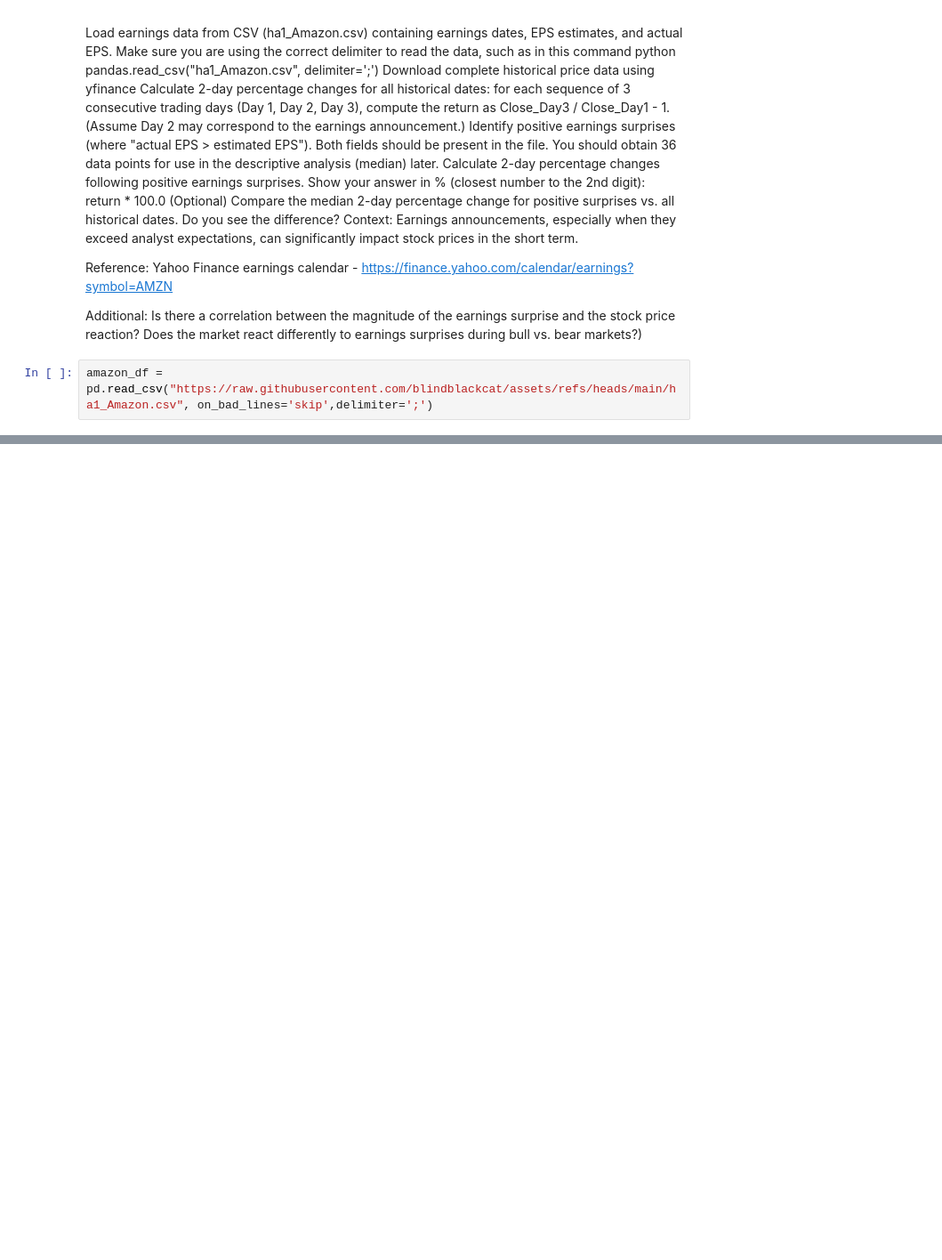
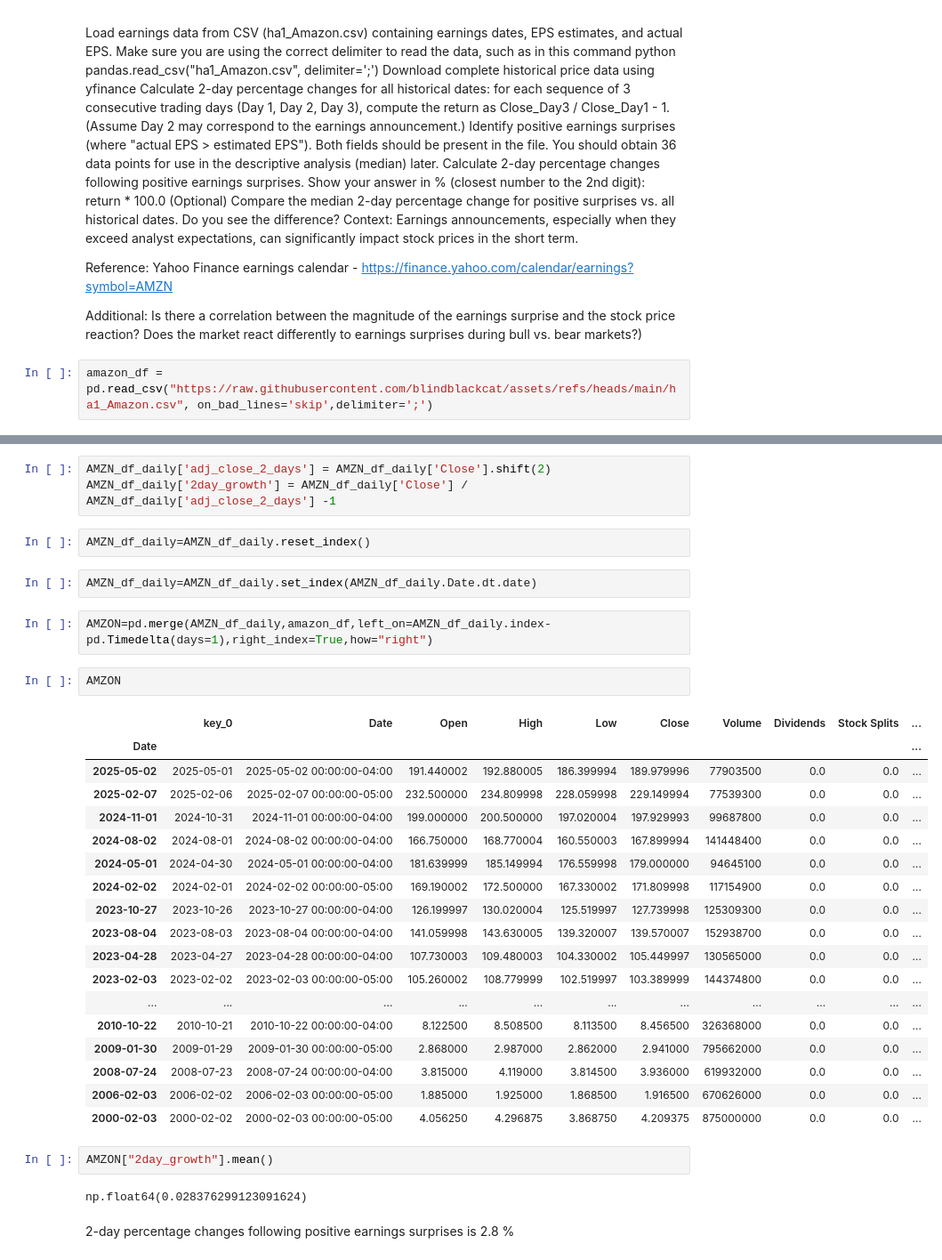
Before and after one commit to blindblackcat/assets, a Jupyter notebook: Homework001zoomcamp.ipynb, the cells around one changed output, grey strips where cells are left out. Shown at 89% size. Saved outputs shown, nothing was run; the diff lists cells and outputs as text; blank space fills up the shorter version.

```diff
--- a/Homework001zoomcamp.ipynb
+++ b/Homework001zoomcamp.ipynb
@@ -561,0 +609,36 @@ amazon_df
+# %%
+AMZN_df_daily['adj_close_2_days'] = AMZN_df_daily['Close'].shift(2)
+AMZN_df_daily['2day_growth'] = AMZN_df_daily['Close'] / AMZN_df_daily['adj_close_2_days'] -1
+# %%
+AMZN_df_daily=AMZN_df_daily.reset_index()
+# %%
+AMZN_df_daily=AMZN_df_daily.set_index(AMZN_df_daily.Date.dt.date)
+# %%
+AMZON=pd.merge(AMZN_df_daily,amazon_df,left_on=AMZN_df_daily.index-pd.Timedelta(days=1),right_index=True,how="right")
+# %%
+AMZON
+# %% [output]
+|  | key_0 | Date | Open | High | Low | Close | Volume | Dividends | Stock Splits | ... |
+| Date |  |  |  |  |  |  |  |  |  | ... |
+| 2025-05-02 | 2025-05-01 | 2025-05-02 00:00:00-04:00 | 191.440002 | 192.880005 | 186.399994 | 189.979996 | 77903500 | 0.0 | 0.0 | ... |
+| 2025-02-07 | 2025-02-06 | 2025-02-07 00:00:00-05:00 | 232.500000 | 234.809998 | 228.059998 | 229.149994 | 77539300 | 0.0 | 0.0 | ... |
+| 2024-11-01 | 2024-10-31 | 2024-11-01 00:00:00-04:00 | 199.000000 | 200.500000 | 197.020004 | 197.929993 | 99687800 | 0.0 | 0.0 | ... |
+| 2024-08-02 | 2024-08-01 | 2024-08-02 00:00:00-04:00 | 166.750000 | 168.770004 | 160.550003 | 167.899994 | 141448400 | 0.0 | 0.0 | ... |
+| 2024-05-01 | 2024-04-30 | 2024-05-01 00:00:00-04:00 | 181.639999 | 185.149994 | 176.559998 | 179.000000 | 94645100 | 0.0 | 0.0 | ... |
+| 2024-02-02 | 2024-02-01 | 2024-02-02 00:00:00-05:00 | 169.190002 | 172.500000 | 167.330002 | 171.809998 | 117154900 | 0.0 | 0.0 | ... |
+| 2023-10-27 | 2023-10-26 | 2023-10-27 00:00:00-04:00 | 126.199997 | 130.020004 | 125.519997 | 127.739998 | 125309300 | 0.0 | 0.0 | ... |
+| 2023-08-04 | 2023-08-03 | 2023-08-04 00:00:00-04:00 | 141.059998 | 143.630005 | 139.320007 | 139.570007 | 152938700 | 0.0 | 0.0 | ... |
+| 2023-04-28 | 2023-04-27 | 2023-04-28 00:00:00-04:00 | 107.730003 | 109.480003 | 104.330002 | 105.449997 | 130565000 | 0.0 | 0.0 | ... |
+| 2023-02-03 | 2023-02-02 | 2023-02-03 00:00:00-05:00 | 105.260002 | 108.779999 | 102.519997 | 103.389999 | 144374800 | 0.0 | 0.0 | ... |
+| ... | ... | ... | ... | ... | ... | ... | ... | ... | ... | ... |
+| 2010-10-22 | 2010-10-21 | 2010-10-22 00:00:00-04:00 | 8.122500 | 8.508500 | 8.113500 | 8.456500 | 326368000 | 0.0 | 0.0 | ... |
+| 2009-01-30 | 2009-01-29 | 2009-01-30 00:00:00-05:00 | 2.868000 | 2.987000 | 2.862000 | 2.941000 | 795662000 | 0.0 | 0.0 | ... |
+| 2008-07-24 | 2008-07-23 | 2008-07-24 00:00:00-04:00 | 3.815000 | 4.119000 | 3.814500 | 3.936000 | 619932000 | 0.0 | 0.0 | ... |
+| 2006-02-03 | 2006-02-02 | 2006-02-03 00:00:00-05:00 | 1.885000 | 1.925000 | 1.868500 | 1.916500 | 670626000 | 0.0 | 0.0 | ... |
+| 2000-02-03 | 2000-02-02 | 2000-02-03 00:00:00-05:00 | 4.056250 | 4.296875 | 3.868750 | 4.209375 | 875000000 | 0.0 | 0.0 | ... |
+# %%
+AMZON["2day_growth"].mean()
+# %% [output]
+np.float64(0.028376299123091624)
+# %% [markdown]
+ 2-day percentage changes following positive earnings surprises is 2.8 %
```
Also changed, not shown: parts of 8 cells of this notebook.
